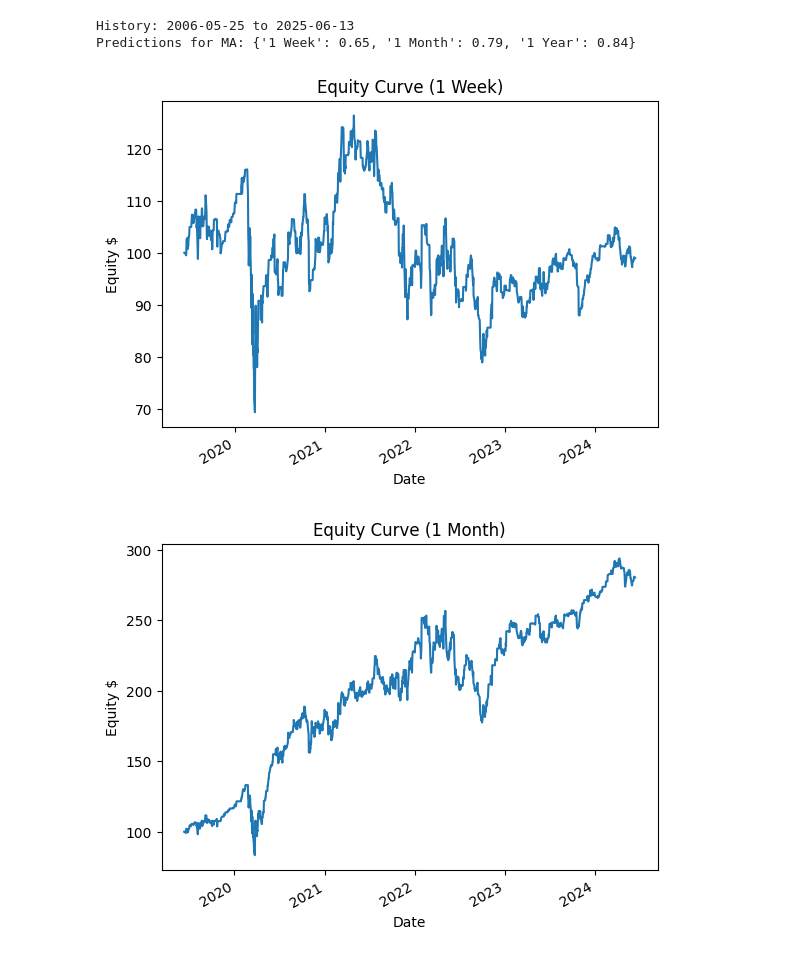
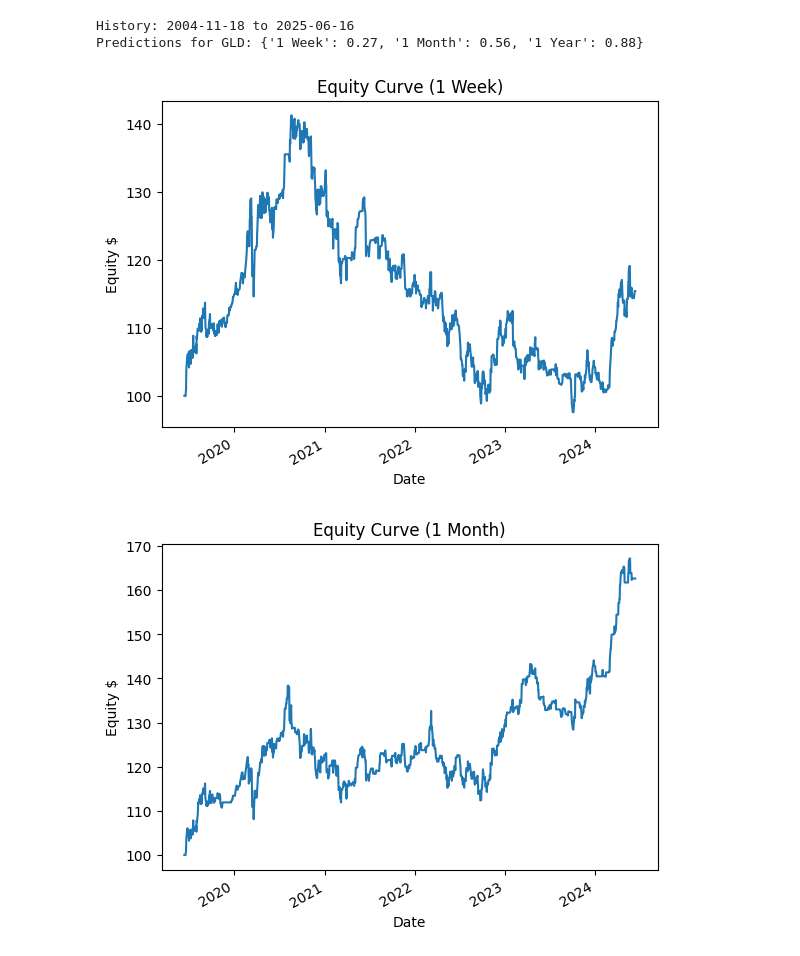
Before and after one commit to Opfin-AI/ML_Program, a Jupyter notebook: prediction.ipynb, the cells around one changed output. Drawn from its saved outputs; the diff is of its cells as text; code cells hidden in the pictures.

```diff
--- a/prediction.ipynb
+++ b/prediction.ipynb
@@ -11,8 +11,8 @@ from pytrends.exceptions import TooManyRequestsError
 from dateutil.relativedelta import relativedelta
 
 # Configurable variables
-asset = 'MSFT'
-company_name = 'Microsoft'
+asset = 'GLD'
+company_name = 'Gold'
 FETCH_GOOGLE_TRENDS = False  # Set to False to skip Google Trends pulling
 custom_start_date = None
 API_KEY = "8GPqXzjJbrN4AC5exf4RLw2d8E1uH2GD"
@@ -1152,12 +1190,14 @@ Plotting equity curve for the last 5 years and computing performance metrics…
 # %%
 # Single-Stock Probability Prediction, Backtesting, and Equity Simulation (5-Year Window)
 # Focus on one ticker, fetch full history, generate features,
-# predict probabilities, backtest signals, simulate equity curves, and plot.
+# predict probabilities, backtest signals with take-profit/stop-loss and probability-based exits, simulate equity curves, and plot.
 
 # Define parameters
-ticker = 'MA'  # Mastercard
-THRESHOLD = 0.5  # probability cutoff for buy/sell signals
-INITIAL_CAPITAL = 100.0  # starting equity for simulation
+ticker = 'GLD'  # Mastercard
+THRESHOLD = 0.5           # probability cutoff for buy/sell signals
+INITIAL_CAPITAL = 100.0   # starting equity for simulation
+TAKE_PROFIT = 1.00       # 3% take-profit
+STOP_LOSS = 1.00         # 1% stop-loss
 
 # Imports
 import time
@@ -1173,11 +1213,8 @@ from sklearn.ensemble import RandomForestClassifier
 from sklearn.model_selection import TimeSeriesSplit
 import matplotlib.pyplot as plt
 from tqdm import tqdm  # progress bar for loops
-warnings.filterwarnings(
-    "ignore",
-    message="X does not have valid feature names",
-    category=UserWarning
-)
+
+warnings.filterwarnings('ignore', message='X does not have valid feature names', category=UserWarning)
 
 # HTTP headers to avoid 429 errors
 HEADERS = {
@@ -1253,65 +1290,79 @@ def train_predict(df_feat, features, target):
     model.fit(X_train, y_train)
     probs = model.predict_proba(X.iloc[[-1]])[0]
     classes = model.classes_
-    if 1 in classes:
-        prob_up = probs[list(classes).index(1)]
-    else:
-        prob_up = 0.0
+    prob_up = probs[list(classes).index(1)] if 1 in classes else 0.0
     return float(prob_up)
 
-# Simulate equity curve based on backtest signals with progress bar
-# and ensure only last 5 years are used regardless of input
+# Simulate equity curve based on backtest signals with TP/SL and model exits
 from pandas import DateOffset
 
-def equity_backtest(df_feat, features, target, threshold=THRESHOLD, init_cash=INITIAL_CAPITAL):
-    # Work on a copy and slice to last 5 years
+def equity_backtest(df_feat, features, target,
+                    threshold=THRESHOLD,
+                    init_cash=INITIAL_CAPITAL,
+                    take_profit=TAKE_PROFIT,
+                    stop_loss=STOP_LOSS):
+    # Copy & slice to last 5 years
     df2 = df_feat.copy()
     cutoff = df2.index.max() - DateOffset(years=5)
     df2 = df2[df2.index >= cutoff]
+
+    # Prepare columns & state
     df2['signal'] = 0
     df2['equity'] = init_cash
+    cash = init_cash
     position = 0.0
-    cash = init_cash
-    # Progress bar over sliced data
+    entry_price = None
+
     for i in tqdm(range(len(df2) - 1), desc=f"Equity Backtest {target}"):
+        price = df2['Close'].iat[i]
         prob = train_predict(df2.iloc[:i+1], features, target)
-        signal = 1 if prob >= threshold else 0
-        price = df2['Close'].iat[i]
-        if signal == 1 and position == 0:
+        buy_signal = (prob >= threshold)
+
+        # Entry: go long if model bullish and flat
+        if buy_signal and position == 0:
             position = cash / price
             cash = 0.0
-        if signal == 0 and position > 0:
-            cash = position * price
-            position = 0.0
-        df2['signal'].iat[i] = signal
+            entry_price = price
+
+        # Exit: TP/SL or model turns bearish
+        elif position > 0:
+            if (price >= entry_price * (1 + take_profit)
+                or price <= entry_price * (1 - stop_loss)
+                or prob < threshold):
+                cash = position * price
+                position = 0.0
+                entry_price = None
+
+        # Record signal & equity
+        df2['signal'].iat[i] = 1 if position > 0 else 0
         df2['equity'].iat[i] = cash + position * price
+
     # Final equity at last close
     final_price = df2['Close'].iat[-1]
     df2['equity'].iat[-1] = cash + position * final_price
     return df2['equity']
 
 # Main execution
 if __name__ == '__main__':
     df = fetch_data(ticker)
     print(f"History: {df.index.min().date()} to {df.index.max().date()}")
     df_feat = generate_features(df)
     features = ['ret_1d', 'ret_5d', 'rsi', 'pct_bb']
     horizons = {'tgt_1w': '1 Week', 'tgt_1m': '1 Month', 'tgt_1y': '1 Year'}
 
     preds = {label: train_predict(df_feat, features, tgt) for tgt, label in horizons.items()}
     print(f"Predictions for {ticker}: {preds}")
 
     for tgt, label in horizons.items():
-        # Equity backtest on 5-year slice inside the function
         eq = equity_backtest(df_feat, features, tgt)
         plt.figure()
         eq.plot()
         plt.title(f"Equity Curve ({label})")
         plt.ylabel('Equity $')
         plt.xlabel('Date')
         plt.show()
 # %% [output]
-History: 2006-05-25 to 2025-06-13
-Predictions for MA: {'1 Week': 0.65, '1 Month': 0.79, '1 Year': 0.84}
+History: 2004-11-18 to 2025-06-16
+Predictions for GLD: {'1 Week': 0.27, '1 Month': 0.56, '1 Year': 0.88}
-[figure, old version]
+[figure, new version]
-[figure, old version]
+[figure, new version]
```
Also changed, not shown: parts of 4 cells of this notebook.
